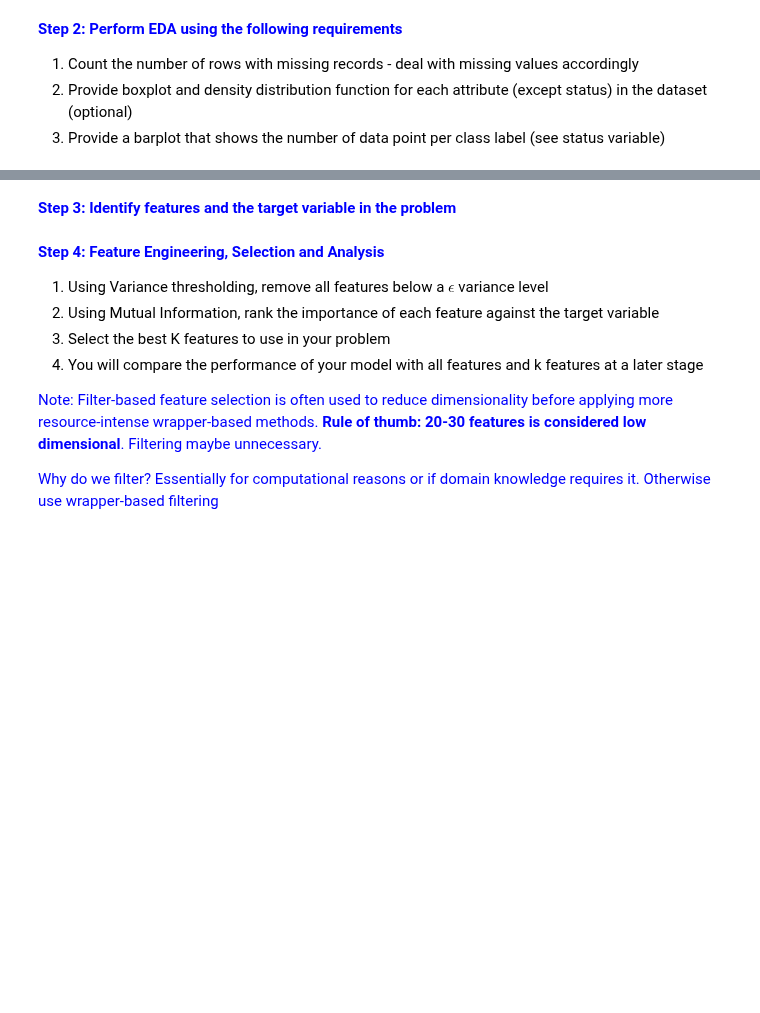
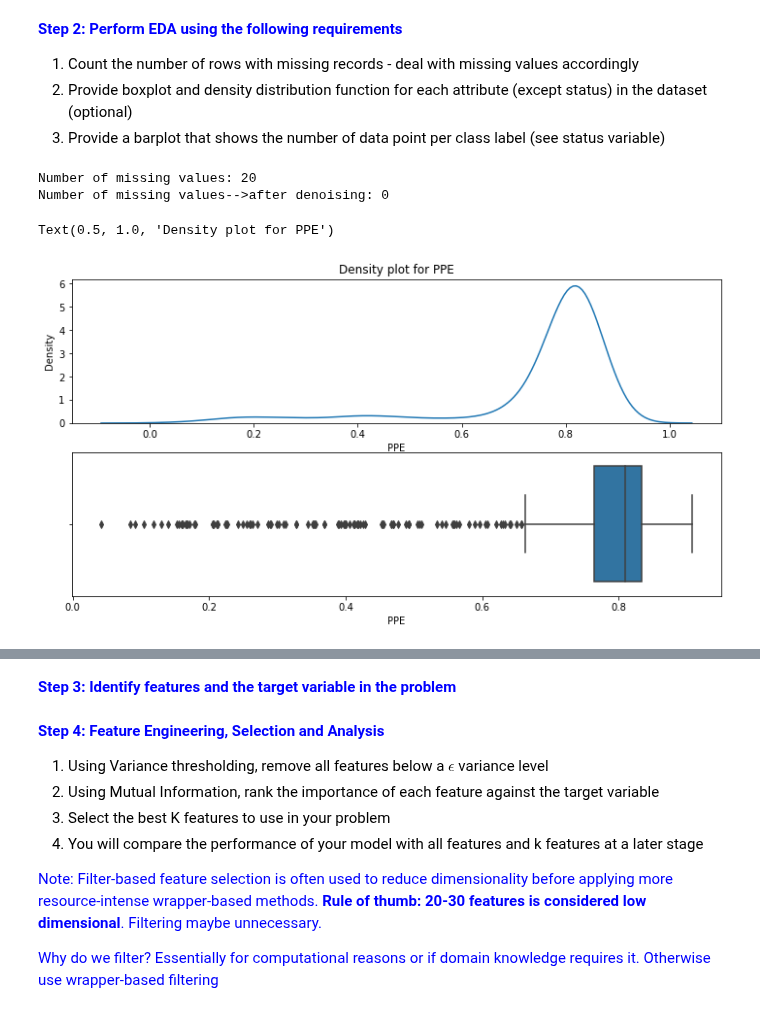
Before and after one commit to YvesMatanga/freemium_datascience, a Jupyter notebook: machine-learning-tutorials/Classification/Practice/2-Classifcation-case-studies - Logistic-Regression.ipynb, the cells around one changed output, grey strips where cells are left out. Saved outputs shown, nothing was run; the diff lists cells and outputs as text; code cells hidden in the pictures; blank space fills up the shorter version.

```diff
--- a/machine-learning-tutorials/Classification/Practice/2-Classifcation-case-studies - Logistic-Regression.ipynb
+++ b/machine-learning-tutorials/Classification/Practice/2-Classifcation-case-studies - Logistic-Regression.ipynb
@@ -35,3 +35,27 @@ df.head()
   <li>Provide boxplot and density distribution function for each attribute (except status) in the dataset (optional)</li>
   <li>Provide a barplot that shows the number of data point per class label (see status variable)</li>
 </ol>
+# %%
+missing_values = df.isnull().sum(axis=1)
+rows_missing_values = (missing_values>0).sum()
+print('Number of missing values:',rows_missing_values)
+
+clean_df = df.dropna()
+
+missing_values = clean_df.isnull().sum(axis=1)
+rows_missing_values = (missing_values>0).sum()
+print('Number of missing values-->after denoising:',rows_missing_values)
+# %% [output]
+Number of missing values: 20
+Number of missing values-->after denoising: 0
+# %%
+import matplotlib.pyplot as plt
+import seaborn as sns
+
+fig, axes = plt.subplots(nrows=2,ncols=1,figsize=(12,6))
+sns.kdeplot(clean_df['PPE'],ax=axes[0])
+sns.boxplot(x=clean_df['PPE'],ax=axes[1])
+axes[0].set_title('Density plot for PPE')
+# %% [output]
+Text(0.5, 1.0, 'Density plot for PPE')
+[figure, added]
```
Also changed, not shown: parts of 2 cells of this notebook, 3 other files.
